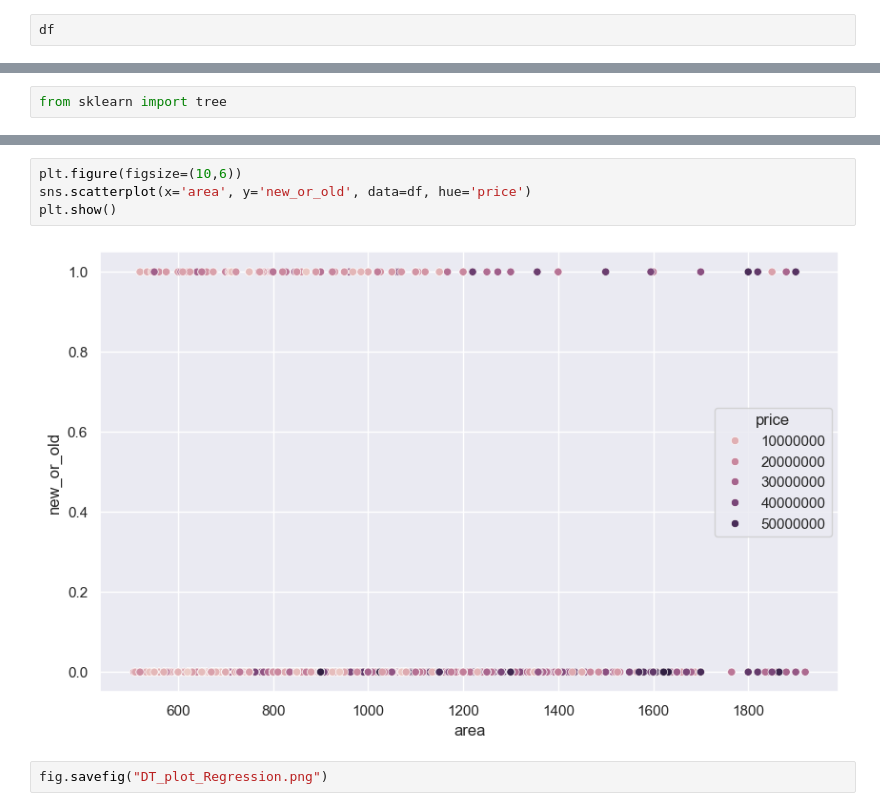
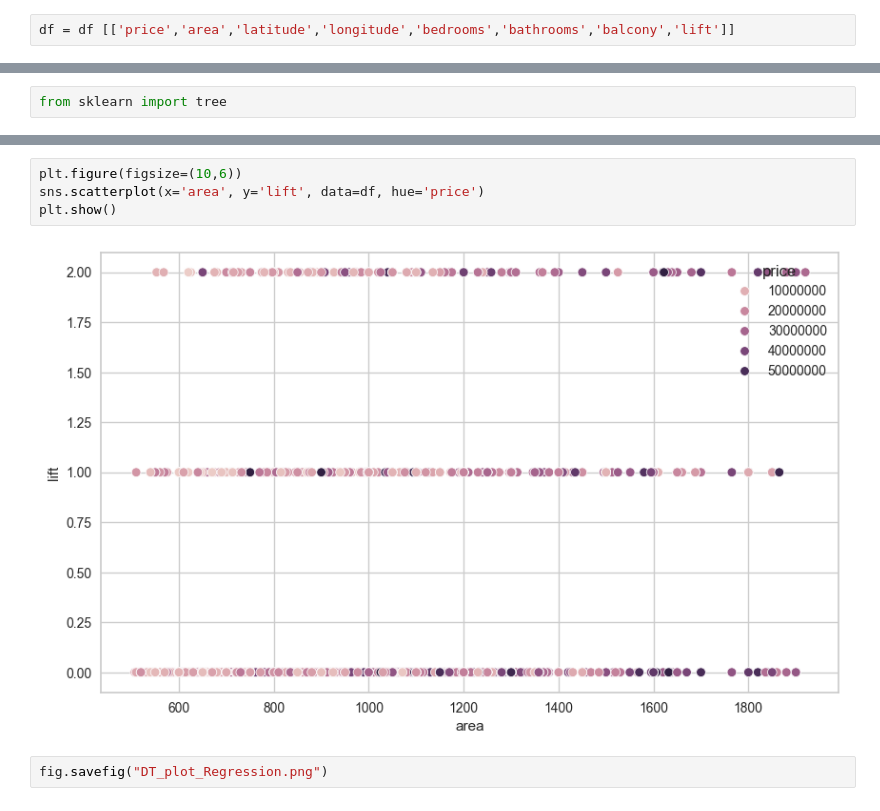
Before and after one commit to RabbiPaw/Mash.Obych, a Jupyter notebook: notebooks/Lab5_DTR.ipynb, the cells around one changed output, grey strips where cells are left out. Drawn from its saved outputs; the diff is of its cells as text.

```diff
--- a/notebooks/Lab5_DTR.ipynb
+++ b/notebooks/Lab5_DTR.ipynb
@@ -172,2 +230,2 @@ df.type_of_building[df.type_of_building == 'Individual House'] = 2
 # %%
-df
+df = df [['price','area','latitude','longitude','bedrooms','bathrooms','balcony','lift']]
@@ -336,9 +380,9 @@ DT_plot = tree.plot_tree(dtree, feature_names=X_train.columns, filled=True)
 # %%
 plt.figure(figsize=(10,6))
-sns.scatterplot(x='area', y='new_or_old', data=df, hue='price')
+sns.scatterplot(x='area', y='lift', data=df, hue='price')
 plt.show()
 # %% [output]
-[figure, old version]
+[figure, new version]
 # %%
 fig.savefig("DT_plot_Regression.png")
 # %% [markdown]
```
Also changed, not shown: parts of 35 cells of this notebook, 2 other files.
